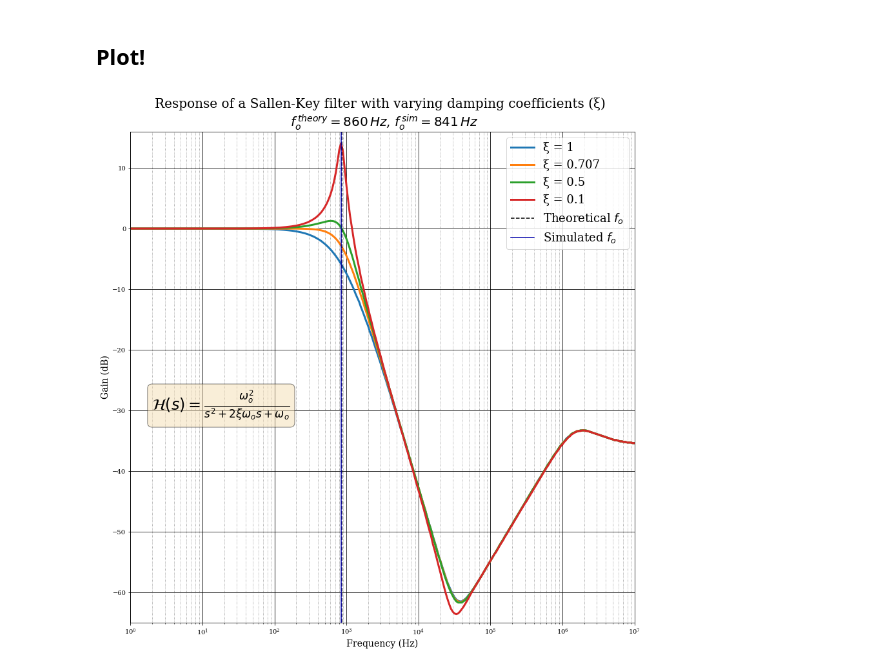
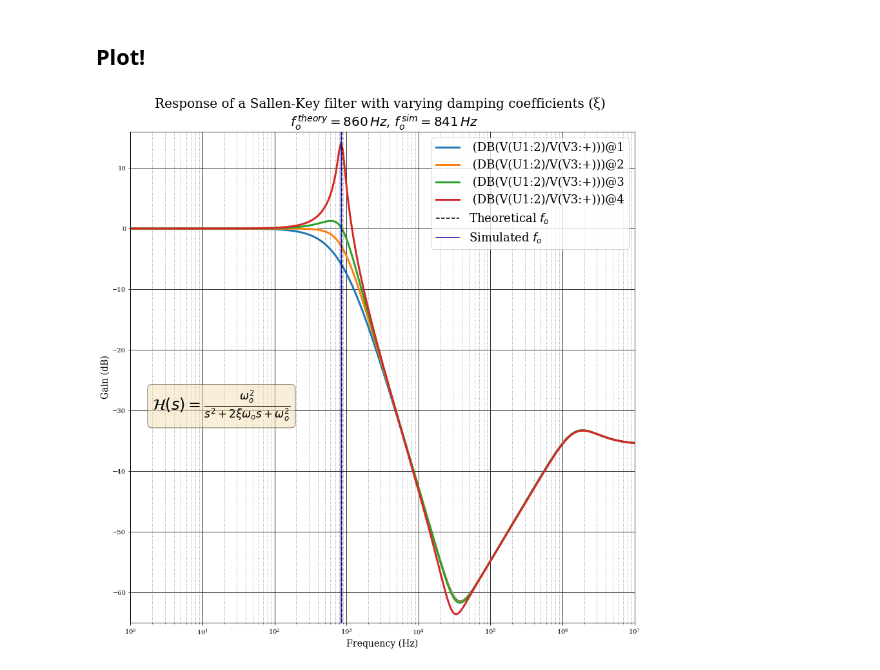
Before and after one commit to mflibby/Bode-Plots, a Jupyter notebook: CSV_to_Bode_Plot.ipynb, the cells around one changed output. Saved outputs shown, nothing was run; the diff lists cells and outputs as text; code cells hidden in the pictures.

```diff
--- a/CSV_to_Bode_Plot.ipynb
+++ b/CSV_to_Bode_Plot.ipynb
@@ -12,23 +12,24 @@ plt.rcParams["font.family"] = "serif"
 # %% [markdown]
 ## Load data using pandas:
 # %%
-data = pd.read_csv('Gain.csv')
+data = pd.read_csv('gain_and_phase.csv')
 # %% [markdown]
 ## Define case-specific variables (labels, titles, etc)
 # %%
-ξ = [1,.707,.5,.1]
+
 
 #Labels, note the use of latex here
 plot_title = 'Response of a Sallen-Key filter with varying damping coefficients (ξ) \n $f_o^{\,theory}=860\, Hz$, $f_o^{\,sim}=841\, Hz$'
-axis_labels = ['Frequency (Hz)', 'Gain (dB)']
-transfer_function = r'$\mathcal{H}(s) = \frac{\omega_o^2}{s^2+2\xi\omega_o s + \omega_o}$'
+axis_labels = ['Frequency (Hz)', 'Gain (dB)', 'Phase (deg)']
+transfer_function = r'$\mathcal{H}(s) = \frac{\omega_o^2}{s^2+2\xi\omega_o s + \omega_o^2}$'
 
 #Define which column is the independent data (e.g. frequency) and create a list of that data
 x_data_index = 0
 x_data = data.iloc[:,x_data_index]
 
 #Define which column(s) are the y data, must be array like!
-y_data_indices = [1,2,3,4]
+gain_data_indices = [1,2,3,4]
+phase_data_indices = [5,6,7,8]
 # %% [markdown]
 ## Plot!
 # %%
@@ -37,7 +38,7 @@ fig, ax = plt.subplots(1,1, figsize = (14,14))
 
 #Go through and plot all columns against the x_data column
 for i in y_data_indices:
-    ax.plot(x_data, data[data.columns[i]], linewidth=3, label = f'ξ = {ξ[i-1]}') #edit label here directly, its easier
+    ax.plot(x_data, data.iloc[:,i], linewidth=3, label = f'{data.columns[i]}') #edit label here directly, its easier
 
 #Case specific plots, plots vertical lines to show x values where particular features occur; here it is the naturaly undamped frequency that we see
 ax.plot([859.4,859.4],[-70,20], 'k--', label = r'Theoretical $f_o$')
@@ -46,31 +47,31 @@ ax.plot([x_data[117], x_data[117]],[-70,20], '-', color = '#0000aa', label = r'S
 
 #Text box for transfer function
 props = dict(boxstyle='round', facecolor='wheat', alpha=0.5)
 ax.text(2,-30, transfer_function, fontsize= 24,bbox=props)
 
 #set plot title
 ax.set_title(plot_title,size=20)
 
 #place legend (note that mpl will try to find best location, see plt.legend documentation for specifics and overrides)
 plt.legend(prop = {'size': 18})
 
 # Set minor tick locations.
 ax.set_xlabel(axis_labels[0],size=14)
 ax.set_ylabel(axis_labels[1],size=14)
 
 # Set grid to use minor tick locations.
 ax.grid(which = 'minor', color='gray',linestyle = ':')
 ax.grid(which = 'major', color='black')
 
 #Change x-axis to log scale
 plt.xscale('log')
 
 #Set axis limits if applicable
 plt.xlim(1,10**7)
 plt.ylim(-65,16)
 
 #Save and show
 plt.savefig('Bode_Plot_SK.png')
 plt.show()
 # %% [output]
-[figure, old version]
+[figure, new version]
```
Also changed, not shown: parts of 3 cells of this notebook, 5 other files.
